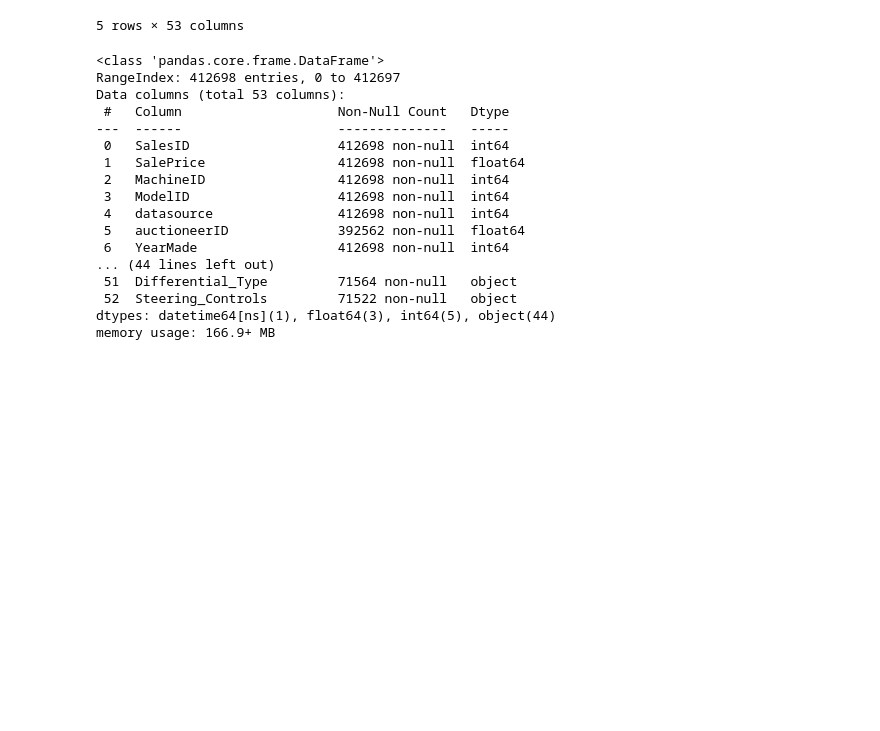
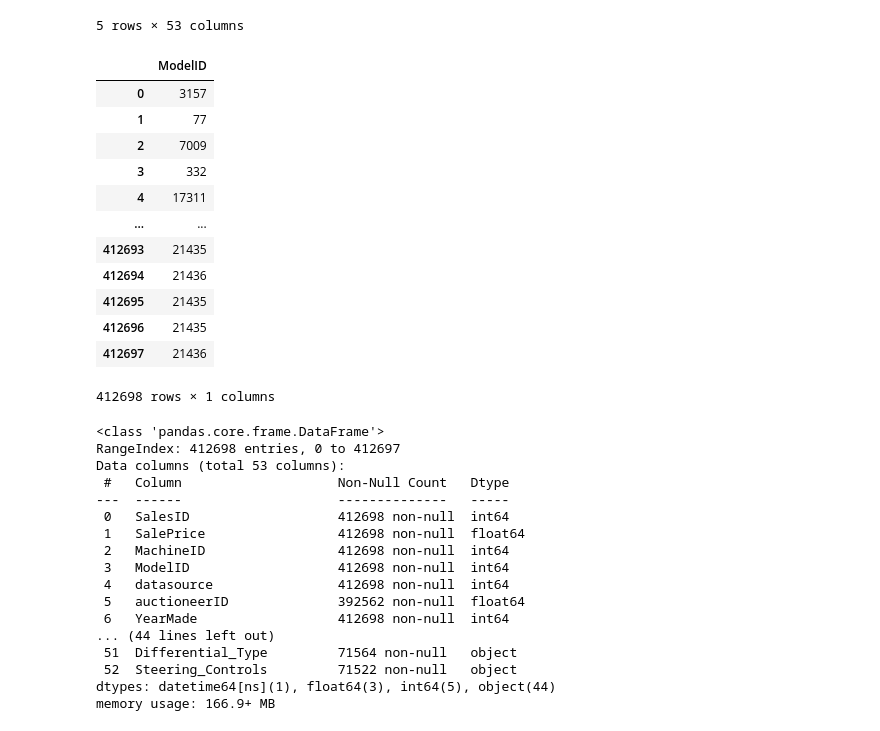
Before and after one commit to kriszieba/machine-sales, a Jupyter notebook: Data_cleaning_exploration.ipynb, the cells around one changed output. Saved outputs shown, nothing was run; the diff lists cells and outputs as text; code cells hidden in the pictures; blank space fills up the shorter version.

```diff
--- a/Data_cleaning_exploration.ipynb
+++ b/Data_cleaning_exploration.ipynb
@@ -21,6 +22,22 @@ df.head()
 | 3 | 1139251 | 38500.0 | 1026470 | 332 | 121 | 3.0 | 2001 | 3486.0 | ... |
 | 4 | 1139253 | 11000.0 | 1057373 | 17311 | 121 | 3.0 | 2007 | 722.0 | ... |
 5 rows × 53 columns
+# %%
+df[['ModelID']]
+# %% [output]
+|  | ModelID |
+| 0 | 3157 |
+| 1 | 77 |
+| 2 | 7009 |
+| 3 | 332 |
+| 4 | 17311 |
+| ... | ... |
+| 412693 | 21435 |
+| 412694 | 21436 |
+| 412695 | 21435 |
+| 412696 | 21435 |
+| 412697 | 21436 |
+412698 rows × 1 columns
 # %%
 df.info()
 # NB! a lot of null values
```
Also changed, not shown: parts of 9 cells of this notebook, 2 other files.
